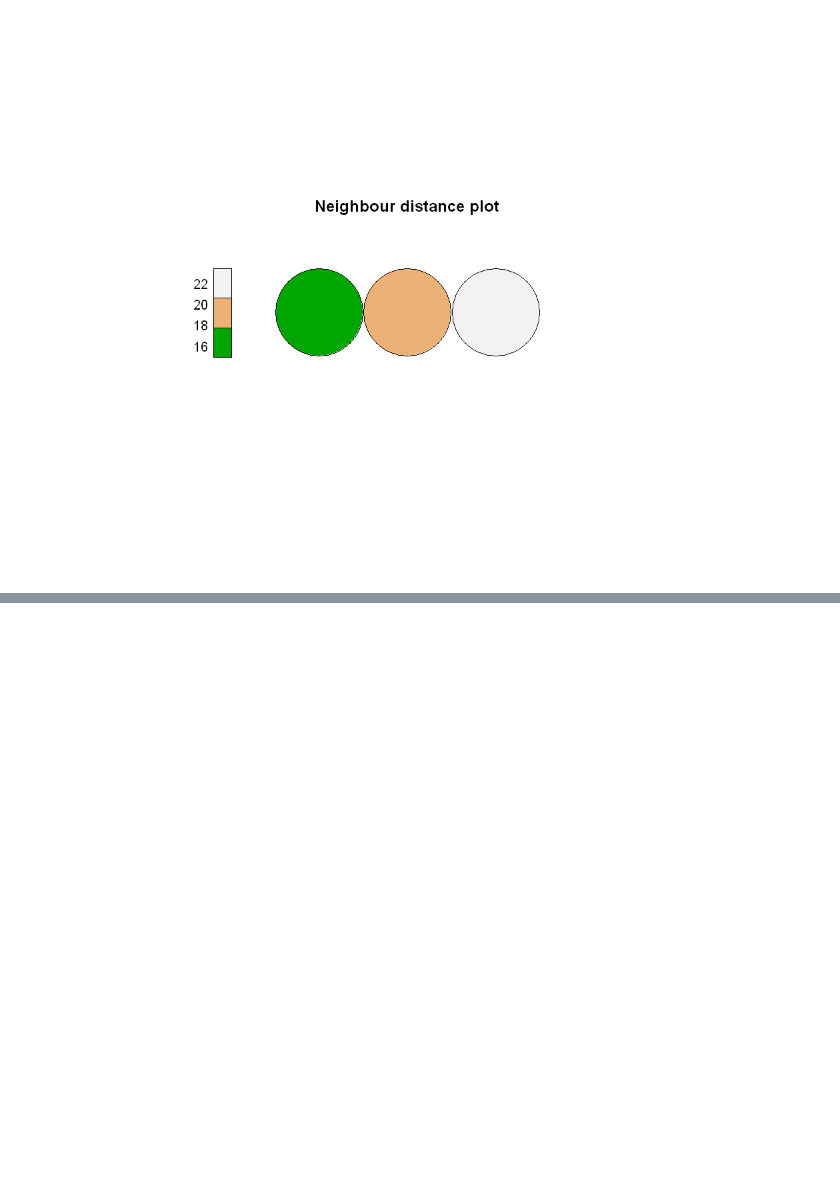
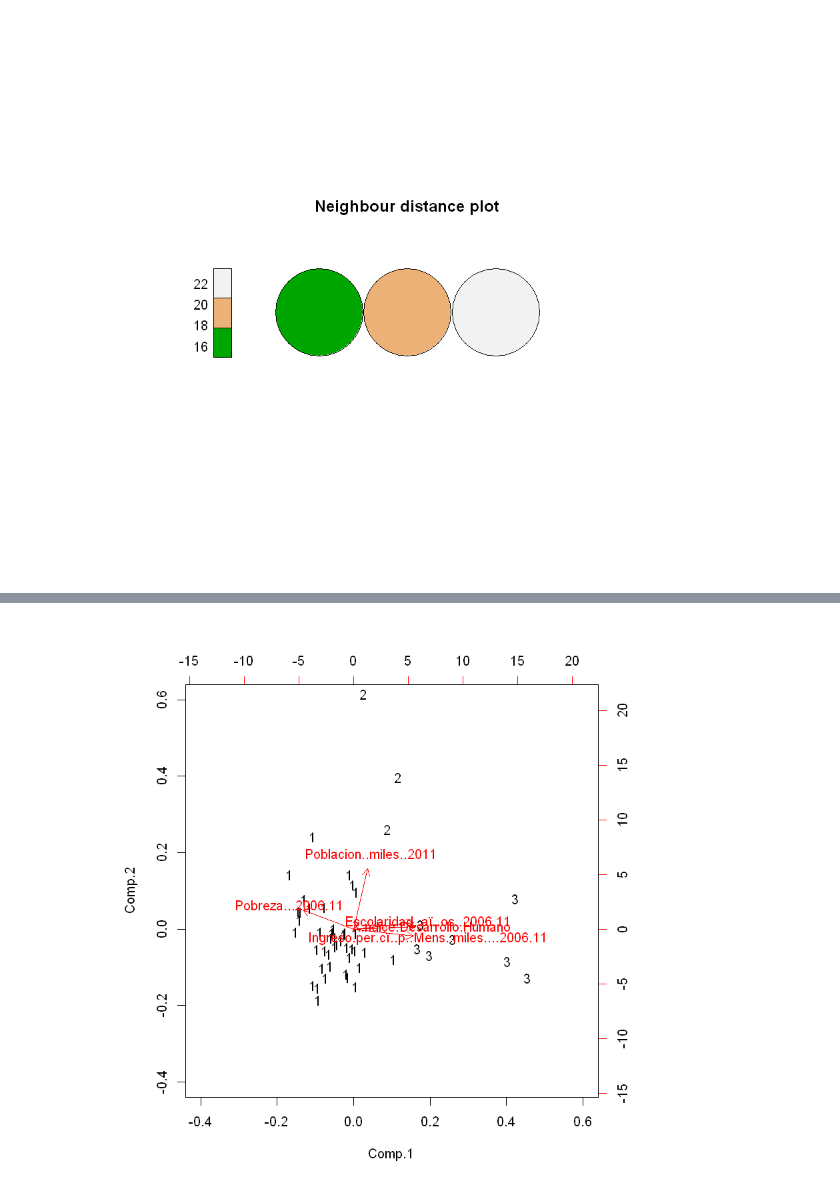
Before and after one commit to alexbgh1/INFO257_U2, a Jupyter notebook: clustering/Clustering_Notebook3.ipynb, the cells around one changed output, grey strips where cells are left out. Cells and saved outputs as stored; diff of their text form; code cells hidden in the pictures; blank space fills up the shorter version.

```diff
--- a/clustering/Clustering_Notebook3.ipynb
+++ b/clustering/Clustering_Notebook3.ipynb
@@ -254,3 +278,14 @@ plot(sommap, type = "dist.neighbours", palette.name = terrain.colors)
 [figure]
 [figure]
 [figure]
+# %%
+# Con esta variable tenemos al grupo que corresponde cada comuna
+# sommap$unit.classif
+
+nombreComunas <- row.names(datos)
+grupoComuna <- sommap$unit.classif
+
+# Cada comuna y su respectivo nodo
+for (comuna in 1:dim(datos)[1]){
+    message(sprintf("%s %i",nombreComunas[comuna], grupoComuna[comuna]))
+}
@@ -256,0 +310,9 @@ plot(sommap, type = "dist.neighbours", palette.name = terrain.colors)
+# %%
+res <- princomp(datos, cor=TRUE)
+
+biplot(res,xlabs=grupoComuna, xlim = c(-0.4,0.6),ylim = c(-0.4,0.6))
+
+# Cambian algunas variables las cuales se muestran un poco distinto a otros sistemas de clustering
+# Pero en general el resultado es bastante similar y las agrupaciones también
+# %% [output]
+[figure, added]
```
Also changed, not shown: parts of 7 cells of this notebook, 2 other files.
